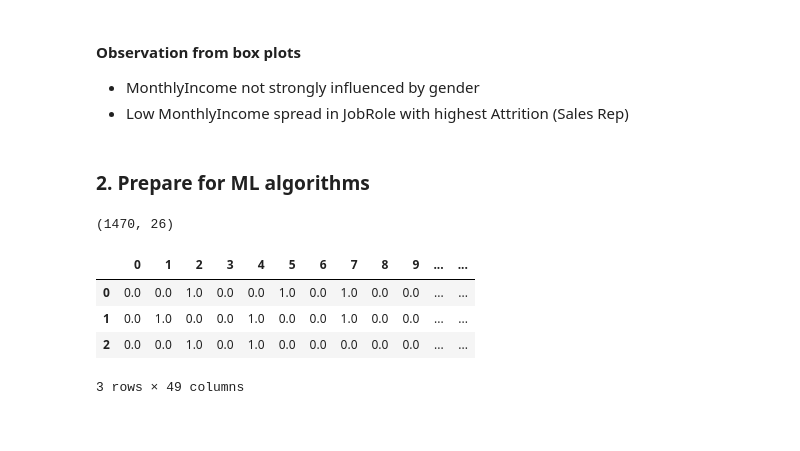
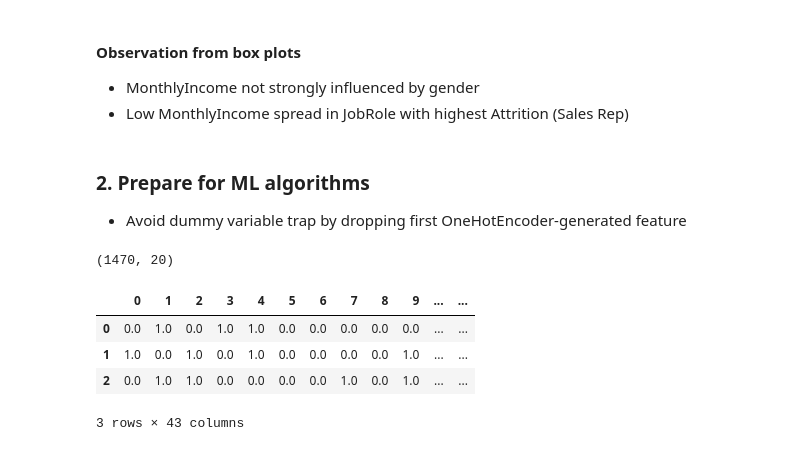
Before and after one commit to JSchoeck/portfolio, a Jupyter notebook: Demos/Case Study Human Resources/Case Study Human Resources.ipynb, the cells around one changed output. Cells and saved outputs as stored; diff of their text form; code cells hidden in the pictures.

```diff
--- a/Demos/Case Study Human Resources/Case Study Human Resources.ipynb
+++ b/Demos/Case Study Human Resources/Case Study Human Resources.ipynb
@@ -221,28 +230,29 @@ sns.boxplot(x='MonthlyIncome', y='JobRole', data=employee_df);
 - Low MonthlyIncome spread in JobRole with highest Attrition (Sales Rep)
 # %% [markdown]
 ### 2. Prepare for ML algorithms
+- Avoid dummy variable trap by dropping first OneHotEncoder-generated feature
 # %%
 # Extract (binary) categorical features and encode them
 X_cat = employee_df[['BusinessTravel','Department','EducationField','Gender','JobRole','MaritalStatus']]
 
 from sklearn.preprocessing import OneHotEncoder
-onehotencoder = OneHotEncoder()
+onehotencoder = OneHotEncoder(drop='first')
 X_cat = onehotencoder.fit_transform(X_cat).toarray()
+encoded_features = onehotencoder.get_feature_names()
 X_cat.shape
 X_cat = pd.DataFrame(X_cat)
 
 X_numerical = employee_df[['Age','DailyRate','DistanceFromHome','Education','EnvironmentSatisfaction','HourlyRate','JobInvolvement','JobLevel','MonthlyIncome','MonthlyRate','NumCompaniesWorked','OverTime','PercentSalaryHike','PerformanceRating','RelationshipSatisfaction','StockOptionLevel','TotalWorkingYears','TrainingTimesLastYear','WorkLifeBalance','YearsAtCompany','YearsInCurrentRole','YearsSinceLastPromotion','YearsWithCurrManager']]
 
 X_all = pd.concat([X_cat, X_numerical], axis=1)
-
 X_all.head(3)
 # %% [output]
-(1470, 26)
+(1470, 20)
 |  | 0 | 1 | 2 | 3 | 4 | 5 | 6 | 7 | 8 | 9 | ... | ... |
-| 0 | 0.0 | 0.0 | 1.0 | 0.0 | 0.0 | 1.0 | 0.0 | 1.0 | 0.0 | 0.0 | ... | ... |
-| 1 | 0.0 | 1.0 | 0.0 | 0.0 | 1.0 | 0.0 | 0.0 | 1.0 | 0.0 | 0.0 | ... | ... |
-| 2 | 0.0 | 0.0 | 1.0 | 0.0 | 1.0 | 0.0 | 0.0 | 0.0 | 0.0 | 0.0 | ... | ... |
+| 0 | 0.0 | 1.0 | 0.0 | 1.0 | 1.0 | 0.0 | 0.0 | 0.0 | 0.0 | 0.0 | ... | ... |
+| 1 | 1.0 | 0.0 | 1.0 | 0.0 | 1.0 | 0.0 | 0.0 | 0.0 | 0.0 | 1.0 | ... | ... |
+| 2 | 0.0 | 1.0 | 1.0 | 0.0 | 0.0 | 0.0 | 0.0 | 1.0 | 0.0 | 1.0 | ... | ... |
-3 rows × 49 columns
+3 rows × 43 columns
 # %%
 # Scale features
 from sklearn.preprocessing import MinMaxScaler
```
Also changed, not shown: parts of 18 cells of this notebook.
